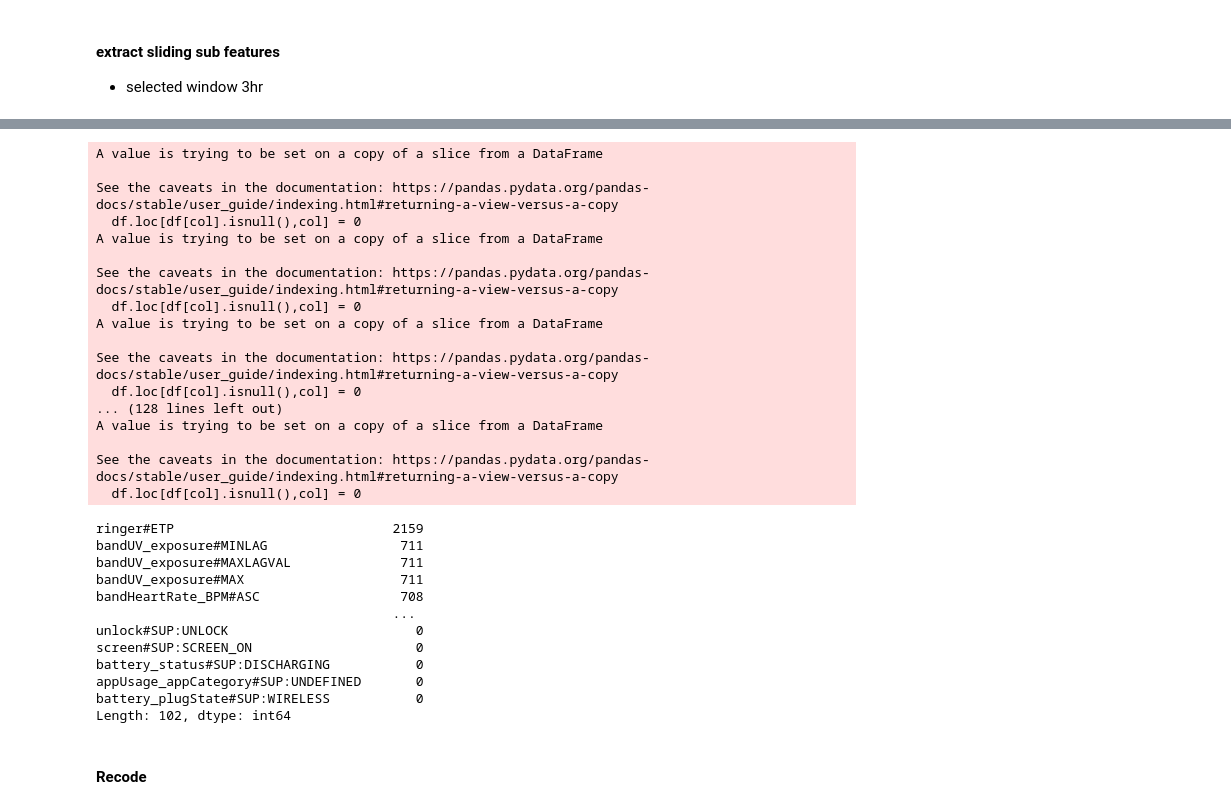
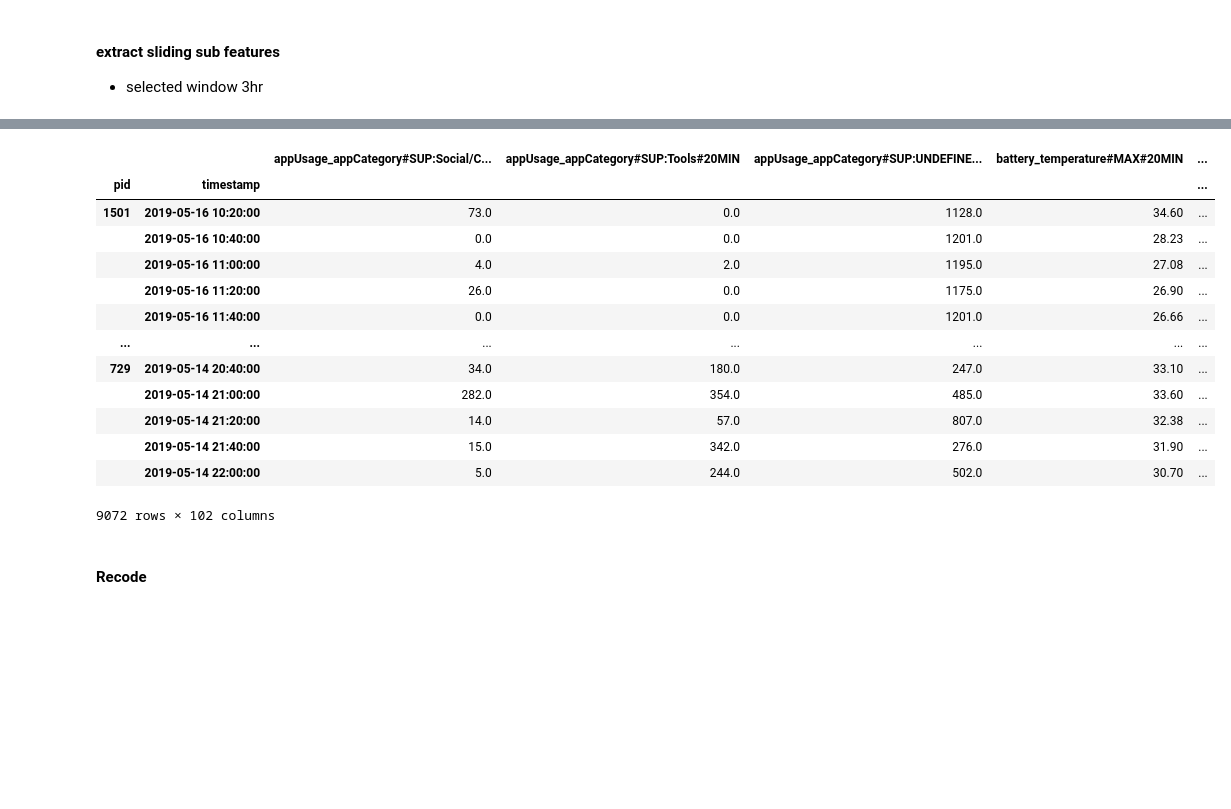
Before and after one commit to Jumabek/receptivity, a Jupyter notebook: analysis/Association Rule Mining.ipynb, the cells around one changed output, grey strips where cells are left out. Cells and saved outputs as stored; diff of their text form; code cells hidden in the pictures; blank space fills up the shorter version.

```diff
--- a/analysis/Association Rule Mining.ipynb
+++ b/analysis/Association Rule Mining.ipynb
@@ -914,36 +886,20 @@ KeyError: "None of ['timestamp'] are in the columns"
 # %%
-
-sliding_subfeatures.isnull().sum(axis=0).sort_values(ascending=False)
+imputed_sliding_features
 # %% [output]
+|  |  | appUsage_appCategory#SUP:Social/C... | appUsage_appCategory#SUP:Tools#20MIN | appUsage_appCategory#SUP:UNDEFINE... | battery_temperature#MAX#20MIN | ... |
+| pid | timestamp |  |  |  |  | ... |
+| 1501 | 2019-05-16 10:20:00 | 73.0 | 0.0 | 1128.0 | 34.60 | ... |
+|  | 2019-05-16 10:40:00 | 0.0 | 0.0 | 1201.0 | 28.23 | ... |
+|  | 2019-05-16 11:00:00 | 4.0 | 2.0 | 1195.0 | 27.08 | ... |
+|  | 2019-05-16 11:20:00 | 26.0 | 0.0 | 1175.0 | 26.90 | ... |
+|  | 2019-05-16 11:40:00 | 0.0 | 0.0 | 1201.0 | 26.66 | ... |
+| ... | ... | ... | ... | ... | ... | ... |
+| 729 | 2019-05-14 20:40:00 | 34.0 | 180.0 | 247.0 | 33.10 | ... |
+|  | 2019-05-14 21:00:00 | 282.0 | 354.0 | 485.0 | 33.60 | ... |
+|  | 2019-05-14 21:20:00 | 14.0 | 57.0 | 807.0 | 32.38 | ... |
+|  | 2019-05-14 21:40:00 | 15.0 | 342.0 | 276.0 | 31.90 | ... |
+|  | 2019-05-14 22:00:00 | 5.0 | 244.0 | 502.0 | 30.70 | ... |
-A value is trying to be set on a copy of a slice from a DataFrame
-
-See the caveats in the documentation: https://pandas.pydata.org/pandas-docs/stable/user_guide/indexing.html#returning-a-view-versus-a-copy
-  df.loc[df[col].isnull(),col] = 0
-A value is trying to be set on a copy of a slice from a DataFrame
-
-See the caveats in the documentation: https://pandas.pydata.org/pandas-docs/stable/user_guide/indexing.html#returning-a-view-versus-a-copy
-  df.loc[df[col].isnull(),col] = 0
-A value is trying to be set on a copy of a slice from a DataFrame
-
-See the caveats in the documentation: https://pandas.pydata.org/pandas-docs/stable/user_guide/indexing.html#returning-a-view-versus-a-copy
-  df.loc[df[col].isnull(),col] = 0
-... (128 lines left out)
-A value is trying to be set on a copy of a slice from a DataFrame
-
-See the caveats in the documentation: https://pandas.pydata.org/pandas-docs/stable/user_guide/indexing.html#returning-a-view-versus-a-copy
-  df.loc[df[col].isnull(),col] = 0
+9072 rows × 102 columns
-ringer#ETP                            2159
-bandUV_exposure#MINLAG                 711
-bandUV_exposure#MAXLAGVAL              711
-bandUV_exposure#MAX                    711
-bandHeartRate_BPM#ASC                  708
-                                      ...
-unlock#SUP:UNLOCK                        0
-screen#SUP:SCREEN_ON                     0
-battery_status#SUP:DISCHARGING           0
-appUsage_appCategory#SUP:UNDEFINED       0
-battery_plugState#SUP:WIRELESS           0
-Length: 102, dtype: int64
 # %% [markdown]
 #### Recode
 # %%
```
Also changed, not shown: parts of 34 cells of this notebook, 14 other files.
